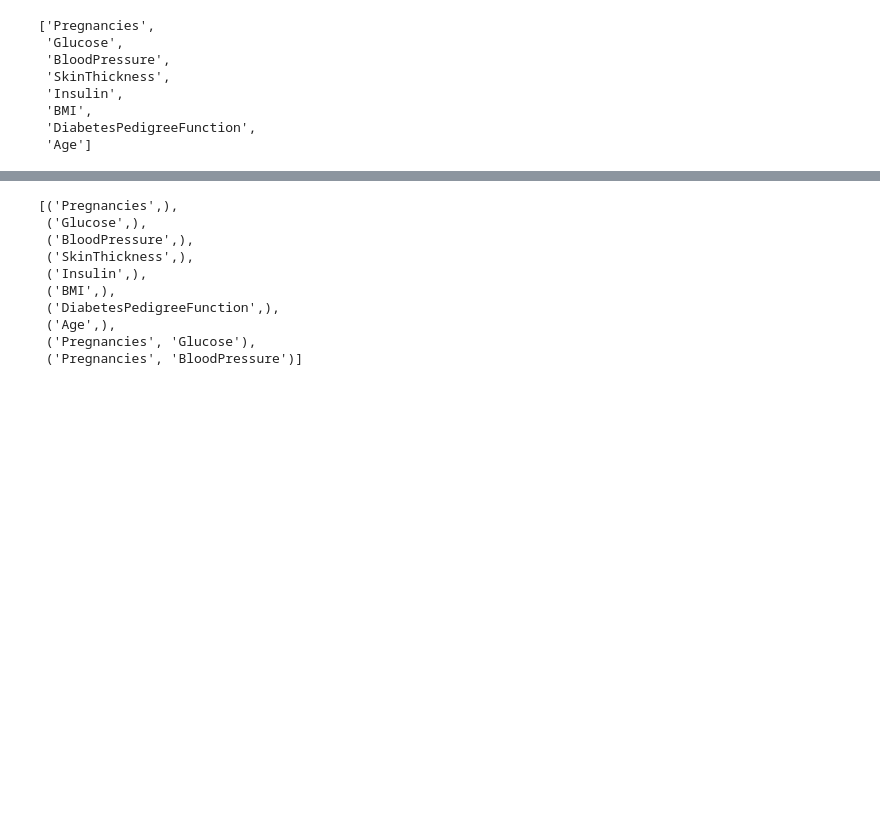
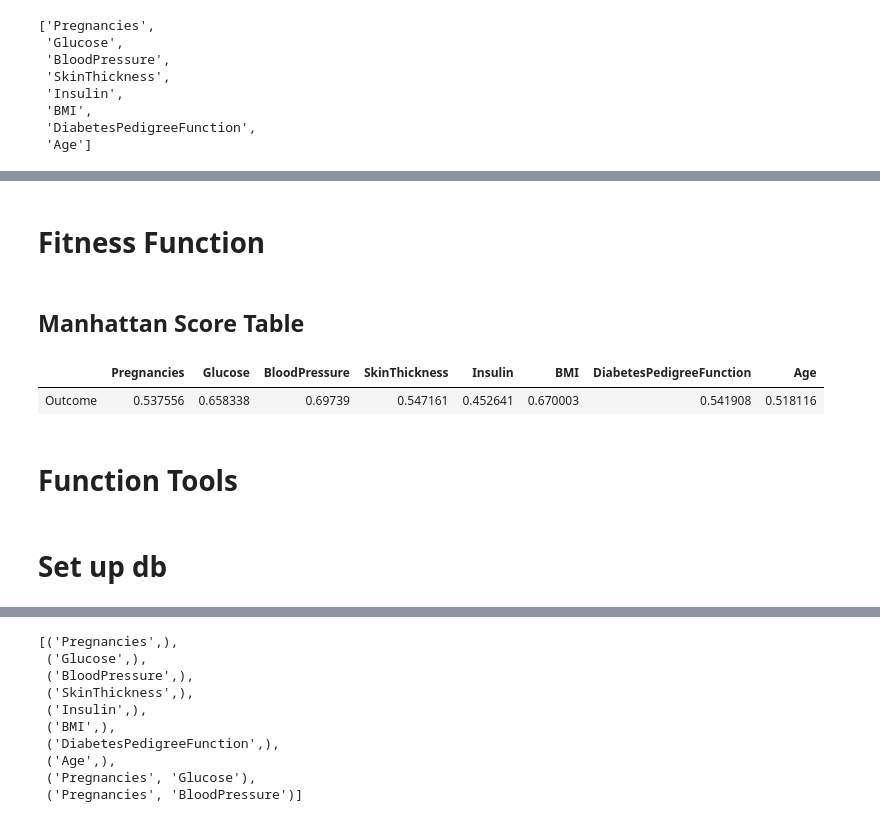
Before and after one commit to tintinap/Genetic-Algorithm, a Jupyter notebook: genetic_algorithm.ipynb, the cells around one changed output, grey strips where cells are left out. Drawn from its saved outputs; the diff is of its cells as text; code cells hidden in the pictures; blank space fills up the shorter version.

```diff
--- a/genetic_algorithm.ipynb
+++ b/genetic_algorithm.ipynb
@@ -32,0 +50,18 @@ features
+# %% [markdown]
+<h1> Fitness Function
+# %% [markdown]
+<h2> Manhattan Score Table
+# %%
+df_md = {'Outcome': []}
+
+for f in features:
+    df_md['Outcome'].append(np.mean([np.sqrt(abs(a[0]-a[1])) for a in zip(X[f], y)]))
+
+df_md = pd.DataFrame.from_dict(df_md)
+df_md.index = features
+df_md.T
+# %% [output]
+|  | Pregnancies | Glucose | BloodPressure | SkinThickness | Insulin | BMI | DiabetesPedigreeFunction | Age |
+| Outcome | 0.537556 | 0.658338 | 0.69739 | 0.547161 | 0.452641 | 0.670003 | 0.541908 | 0.518116 |
+# %% [markdown]
+<h1>Function Tools
@@ -32,0 +74,2 @@ features
+# %% [markdown]
+<h1>Set up db
```
Also changed, not shown: parts of 33 cells of this notebook.
